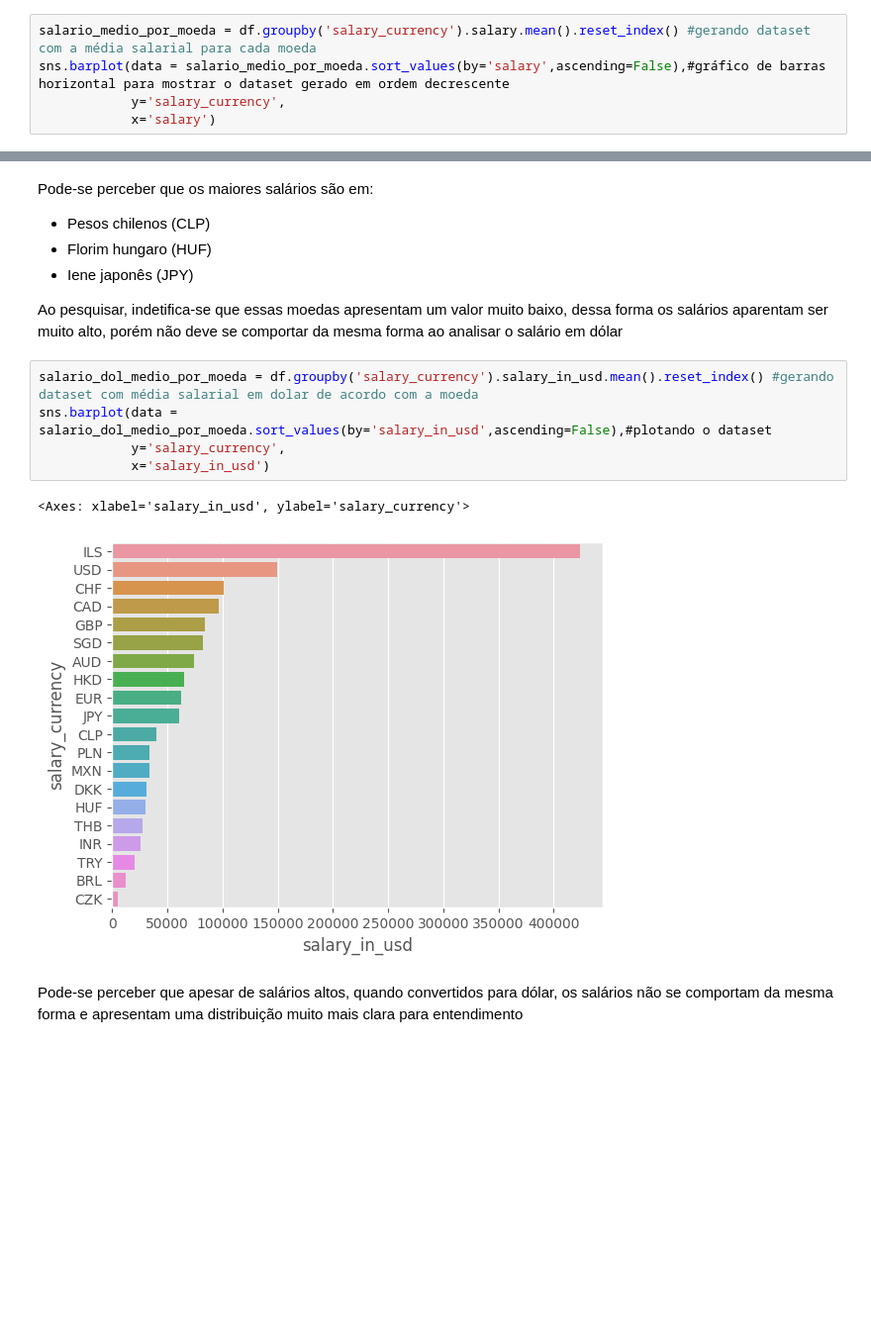
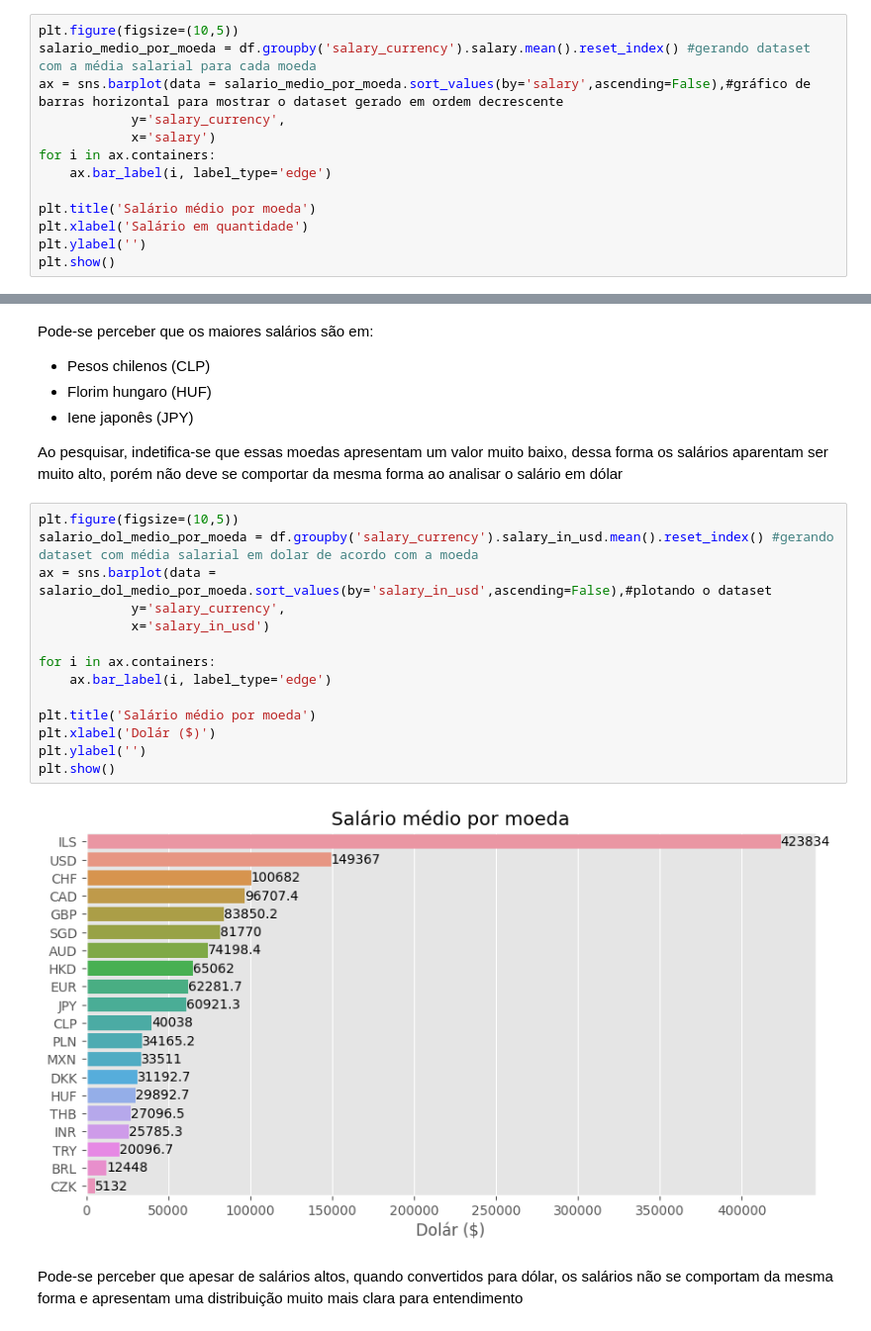
Before and after one commit to IgorEisenlohr/MVP-sprint1, a Jupyter notebook: MVP_SPRINT1_DATASCIENCE.ipynb, the cells around one changed output, grey strips where cells are left out. Shown at 99% size. Saved outputs shown, nothing was run; the diff lists cells and outputs as text; blank space fills up the shorter version.

```diff
--- a/MVP_SPRINT1_DATASCIENCE.ipynb
+++ b/MVP_SPRINT1_DATASCIENCE.ipynb
@@ -216,8 +216,16 @@ df.remote_ratio = df.remote_ratio.astype('object')
 # %% [markdown]
 ## Salary, salary_in_usd
 # %%
+plt.figure(figsize=(10,5))
 salario_medio_por_moeda = df.groupby('salary_currency').salary.mean().reset_index() #gerando dataset com a média salarial para cada moeda
-sns.barplot(data = salario_medio_por_moeda.sort_values(by='salary',ascending=False),#gráfico de barras horizontal para mostrar o dataset gerado em ordem decrescente
+ax = sns.barplot(data = salario_medio_por_moeda.sort_values(by='salary',ascending=False),#gráfico de barras horizontal para mostrar o dataset gerado em ordem decrescente
             y='salary_currency',
             x='salary')
+for i in ax.containers:
+    ax.bar_label(i, label_type='edge')
+
+plt.title('Salário médio por moeda')
+plt.xlabel('Salário em quantidade')
+plt.ylabel('')
+plt.show()
 # %% [output]
@@ -231,13 +238,21 @@ Pode-se perceber que os maiores salários são em:
 
 Ao pesquisar, indetifica-se que essas moedas apresentam um valor muito baixo, dessa forma os salários aparentam ser muito alto, porém não deve se comportar da mesma forma ao analisar o salário em dólar
 # %%
+plt.figure(figsize=(10,5))
 salario_dol_medio_por_moeda = df.groupby('salary_currency').salary_in_usd.mean().reset_index() #gerando dataset com média salarial em dolar de acordo com a moeda
-sns.barplot(data = salario_dol_medio_por_moeda.sort_values(by='salary_in_usd',ascending=False),#plotando o dataset
+ax = sns.barplot(data = salario_dol_medio_por_moeda.sort_values(by='salary_in_usd',ascending=False),#plotando o dataset
             y='salary_currency',
             x='salary_in_usd')
+
+for i in ax.containers:
+    ax.bar_label(i, label_type='edge')
+
+plt.title('Salário médio por moeda')
+plt.xlabel('Dolár ($)')
+plt.ylabel('')
+plt.show()
 # %% [output]
-<Axes: xlabel='salary_in_usd', ylabel='salary_currency'>
-[figure, old version]
+[figure, new version]
 # %% [markdown]
 Pode-se perceber que apesar de salários altos, quando convertidos para dólar, os salários não se comportam da mesma forma e apresentam uma distribuição muito mais clara para entendimento
 # %% [markdown]
```
Also changed, not shown: parts of 49 cells of this notebook.
